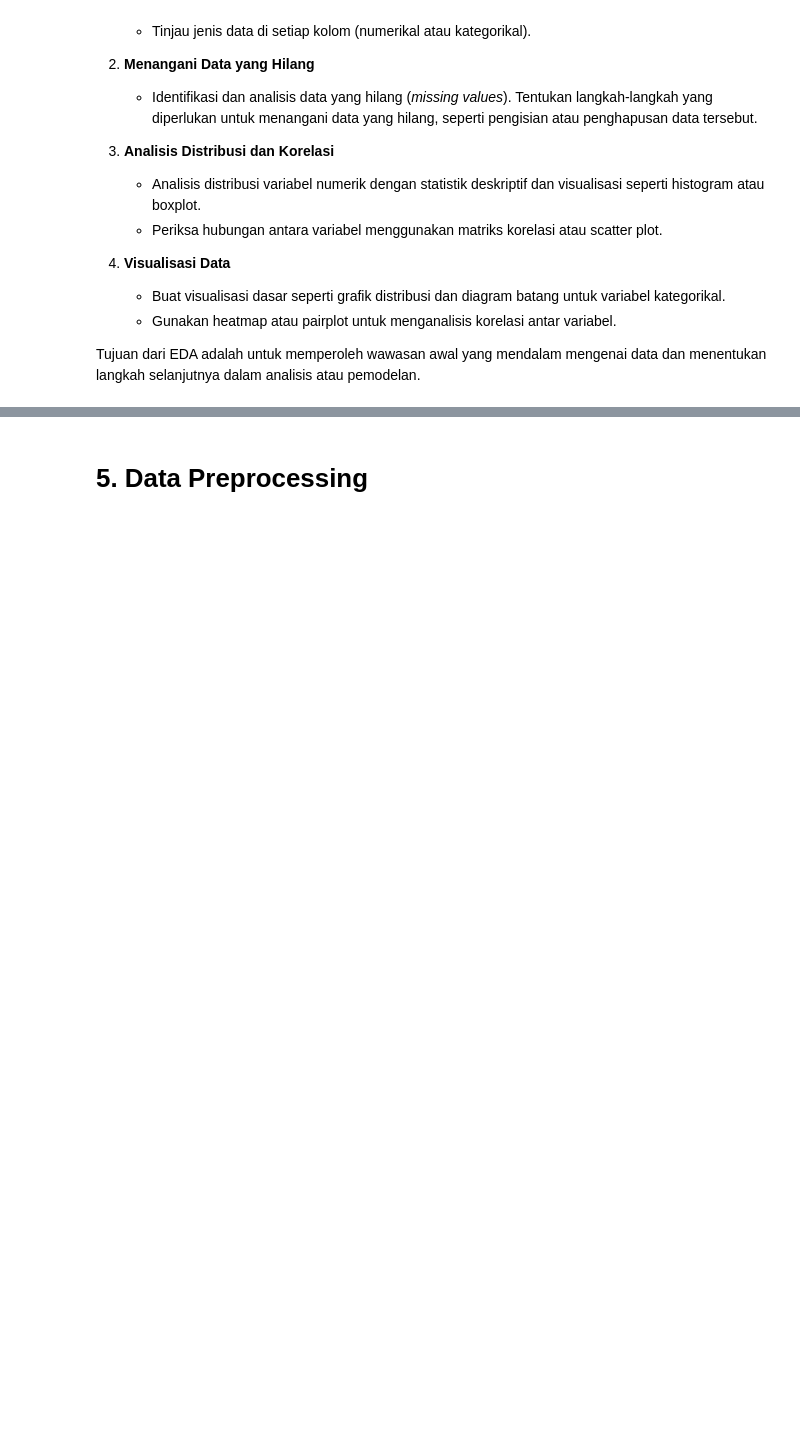
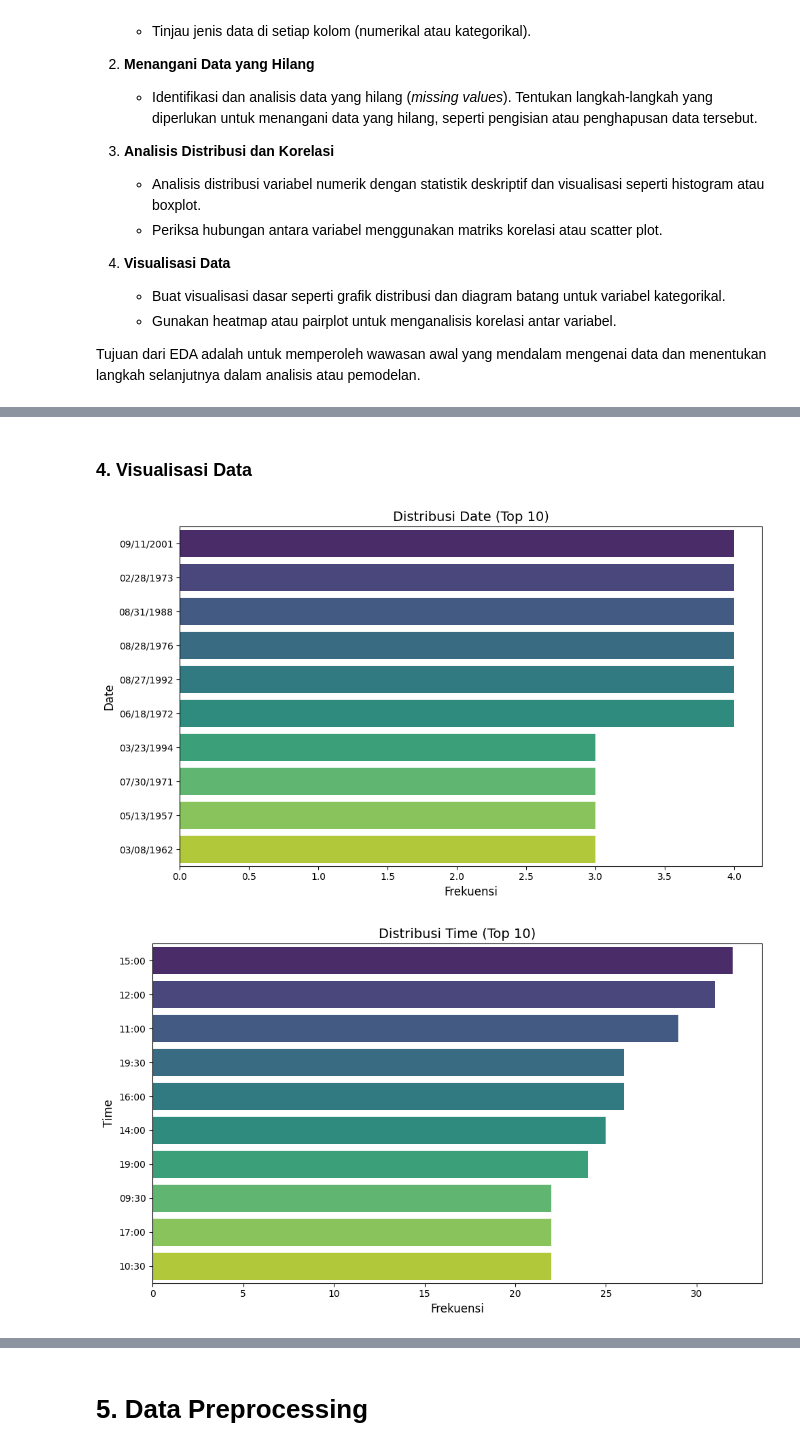
Before and after one commit to zidisw/Dicoding, a Jupyter notebook: [Clustering]_Submission_Akhir_BMLP_Zid_Irsyadin_Sartono_Wijaogy.ipynb, the cells around one changed output, grey strips where cells are left out. Cells and saved outputs as stored; diff of their text form; code cells hidden in the pictures; blank space fills up the shorter version.

```diff
--- a/[Clustering]_Submission_Akhir_BMLP_Zid_Irsyadin_Sartono_Wijaogy.ipynb
+++ b/[Clustering]_Submission_Akhir_BMLP_Zid_Irsyadin_Sartono_Wijaogy.ipynb
@@ -56,0 +182,24 @@ Tujuan dari EDA adalah untuk memperoleh wawasan awal yang mendalam mengenai data
+# %% [markdown]
+### **4. Visualisasi Data**
+# %%
+# Pilih kolom kategorikal
+categorical_columns = data.select_dtypes(include=['object']).columns
+
+# Iterasi untuk setiap kolom kategorikal
+for col in categorical_columns:
+    # Ambil 10 kategori teratas berdasarkan frekuensi
+    top_categories = data[col].value_counts().head(10)
+
+    # Buat grafik
+    plt.figure(figsize=(10, 6))  # Ukuran grafik lebih besar
+    sns.barplot(hue=top_categories.index, y=top_categories.index, x=top_categories.values, palette="viridis", legend=False)
+
+    # Tambahkan judul dan label
+    plt.title(f"Distribusi {col} (Top 10)", fontsize=14)
+    plt.xlabel("Frekuensi", fontsize=12)
+    plt.ylabel(col, fontsize=12)
+    plt.tight_layout()
+    plt.show()
+# %% [output]
+[figure, added]
+[figure, added]
```
Also changed, not shown: parts of 34 cells of this notebook.
